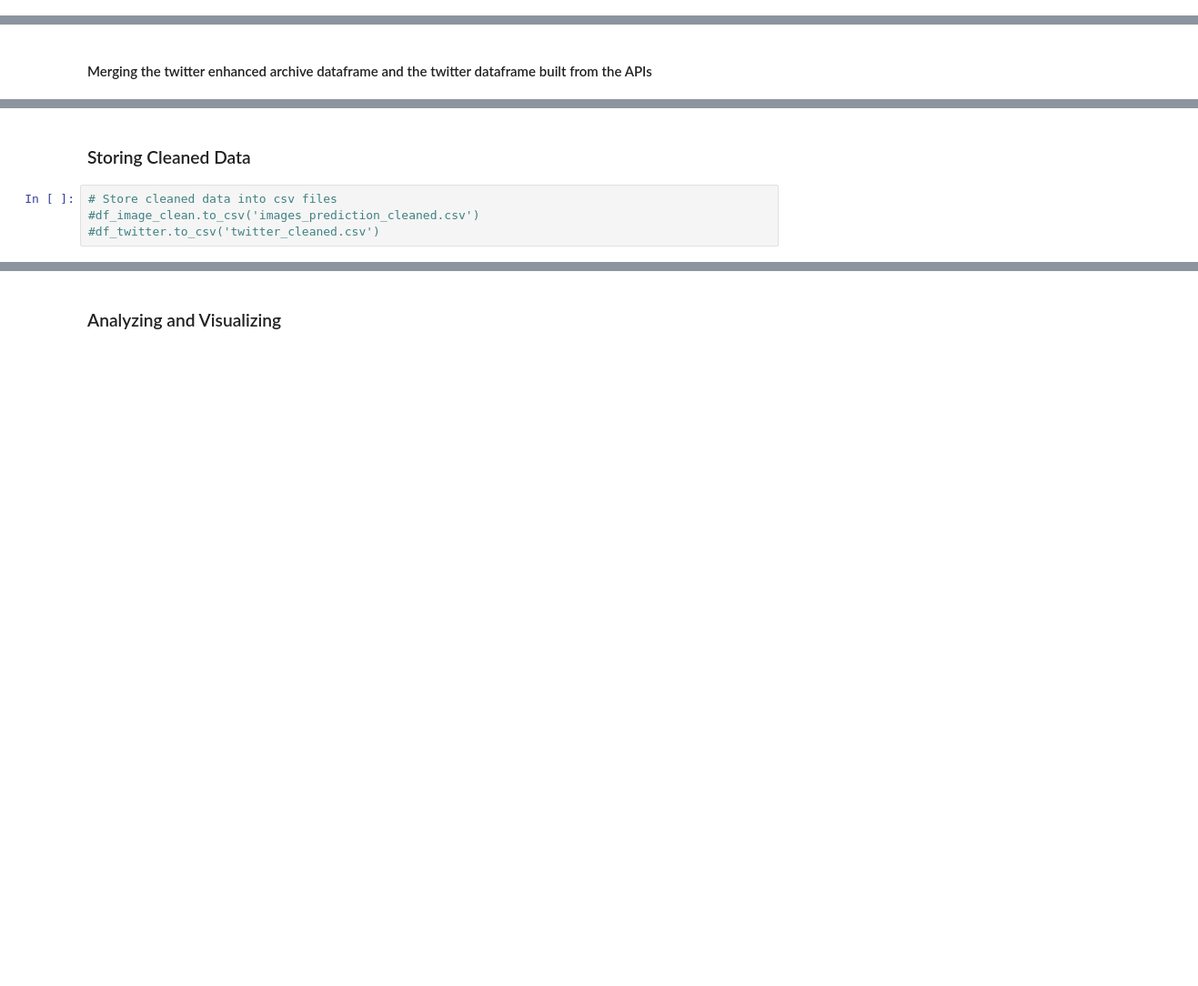
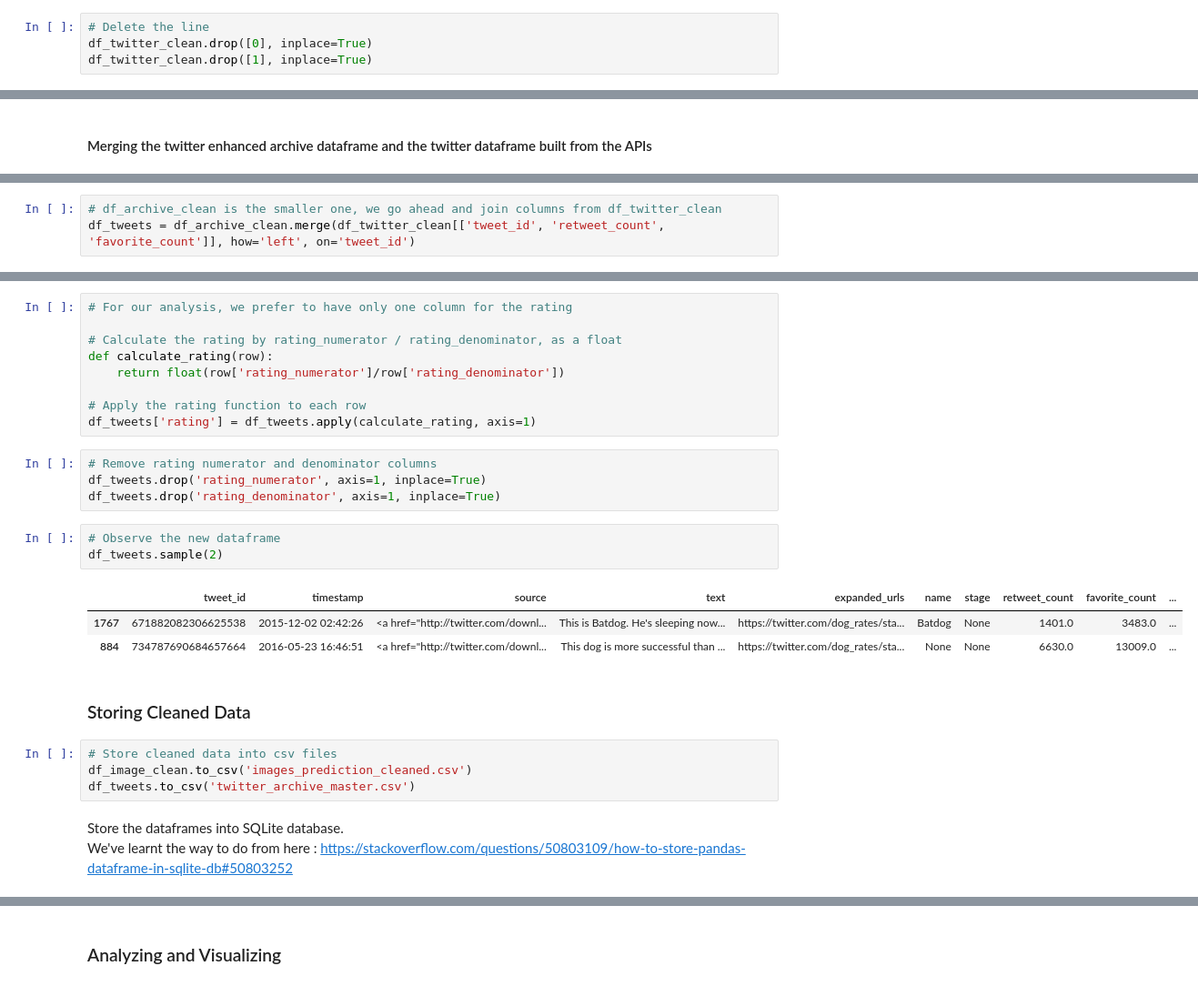
Before and after one commit to jlcossi/wrangle_and_analyze_data, a Jupyter notebook: wrangle_act.ipynb, the cells around one changed output, grey strips where cells are left out. Shown: that part at 91% size. Cells and saved outputs as stored; diff of their text form; blank space fills up the shorter version.

```diff
--- a/wrangle_act.ipynb
+++ b/wrangle_act.ipynb
@@ -1037,0 +1066,4 @@ pandas._libs.tslibs.timestamps.Timestamp
+# %%
+# Delete the line
+df_twitter_clean.drop([0], inplace=True)
+df_twitter_clean.drop([1], inplace=True)
@@ -1041,0 +1086,3 @@ pandas._libs.tslibs.timestamps.Timestamp
+# %%
+# df_archive_clean is the smaller one, we go ahead and join columns from df_twitter_clean
+df_tweets = df_archive_clean.merge(df_twitter_clean[['tweet_id', 'retweet_count', 'favorite_count']], how='left', on='tweet_id')
@@ -1042,7 +1110,30 @@ pandas._libs.tslibs.timestamps.Timestamp
+# %%
+# For our analysis, we prefer to have only one column for the rating
+
+# Calculate the rating by rating_numerator / rating_denominator, as a float
+def calculate_rating(row):
+    return float(row['rating_numerator']/row['rating_denominator'])
+
+# Apply the rating function to each row
+df_tweets['rating'] = df_tweets.apply(calculate_rating, axis=1)
+# %%
+# Remove rating numerator and denominator columns
+df_tweets.drop('rating_numerator', axis=1, inplace=True)
+df_tweets.drop('rating_denominator', axis=1, inplace=True)
+# %%
+# Observe the new dataframe
+df_tweets.sample(2)
+# %% [output]
+|  | tweet_id | timestamp | source | text | expanded_urls | name | stage | retweet_count | favorite_count | ... |
+| 1767 | 671882082306625538 | 2015-12-02 02:42:26 | <a href="http://twitter.com/downl... | This is Batdog. He's sleeping now... | https://twitter.com/dog_rates/sta... | Batdog | None | 1401.0 | 3483.0 | ... |
+| 884 | 734787690684657664 | 2016-05-23 16:46:51 | <a href="http://twitter.com/downl... | This dog is more successful than ... | https://twitter.com/dog_rates/sta... | None | None | 6630.0 | 13009.0 | ... |
 # %% [markdown]
 <a id='storing'></a>
 ### Storing Cleaned Data
 # %%
 # Store cleaned data into csv files
-#df_image_clean.to_csv('images_prediction_cleaned.csv')
-#df_twitter.to_csv('twitter_cleaned.csv')
+df_image_clean.to_csv('images_prediction_cleaned.csv')
+df_tweets.to_csv('twitter_archive_master.csv')
+# %% [markdown]
+Store the dataframes into SQLite database.
+We've learnt the way to do from here : https://stackoverflow.com/questions/50803109/how-to-store-pandas-dataframe-in-sqlite-db#50803252
```
Also changed, not shown: parts of 21 cells of this notebook.
